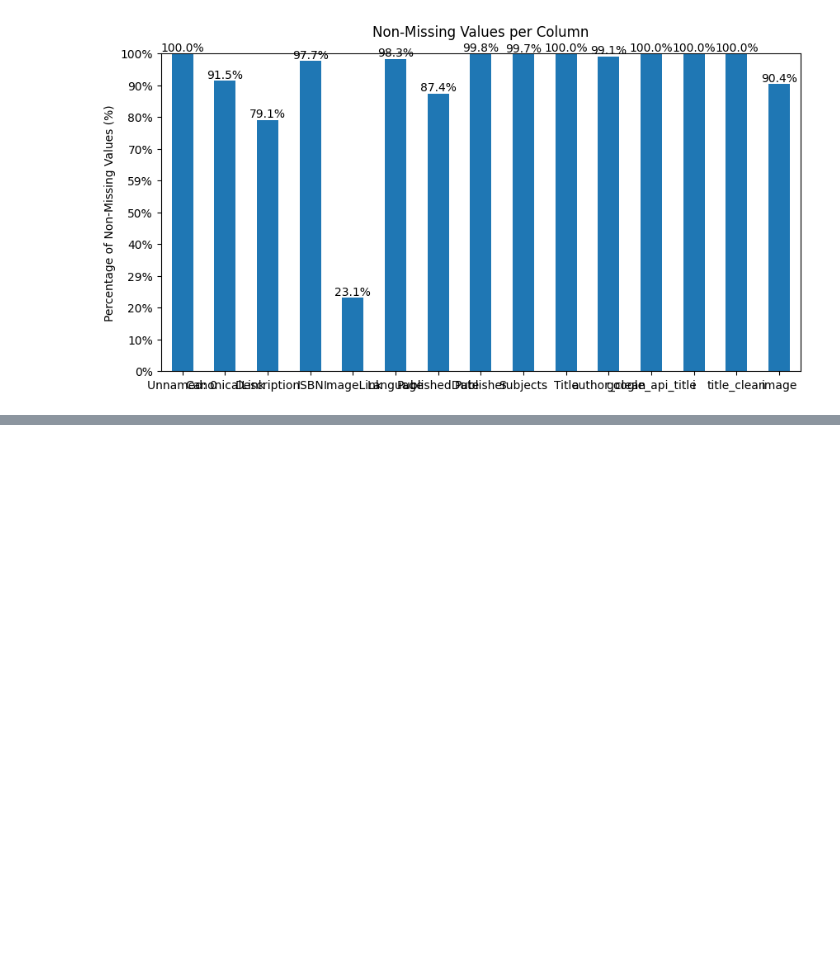
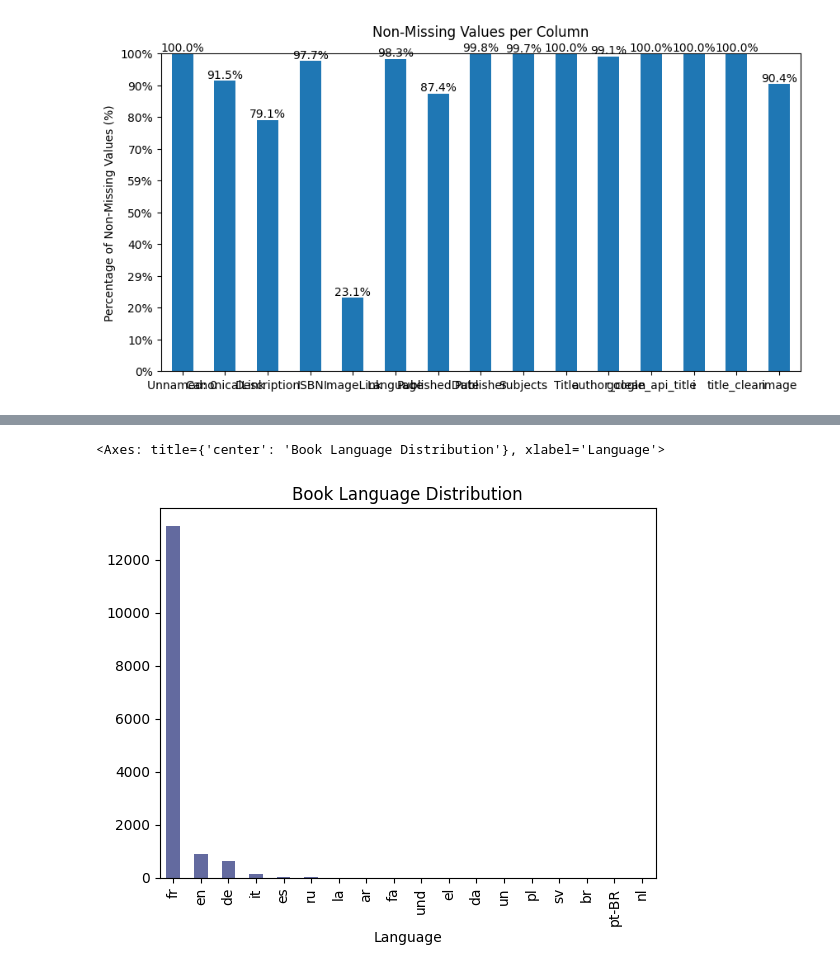
Before and after one commit to ML-brooowss/ML, a Jupyter notebook: amelie.ipynb, the cells around one changed output, grey strips where cells are left out. Saved outputs shown, nothing was run; the diff lists cells and outputs as text; code cells hidden in the pictures; blank space fills up the shorter version.

```diff
--- a/amelie.ipynb
+++ b/amelie.ipynb
@@ -874,0 +868,8 @@ import seaborn as sns
+# %%
+import seaborn as sns
+
+palette = sns.color_palette("ch:s=.25,rot=-.25")
+isbn_enhanced['Language'].value_counts().plot(kind='bar', title="Book Language Distribution", color=palette[3])
+# %% [output]
+<Axes: title={'center': 'Book Language Distribution'}, xlabel='Language'>
+[figure, added]
```
Also changed, not shown: parts of 1 cell of this notebook, 4 other files.
